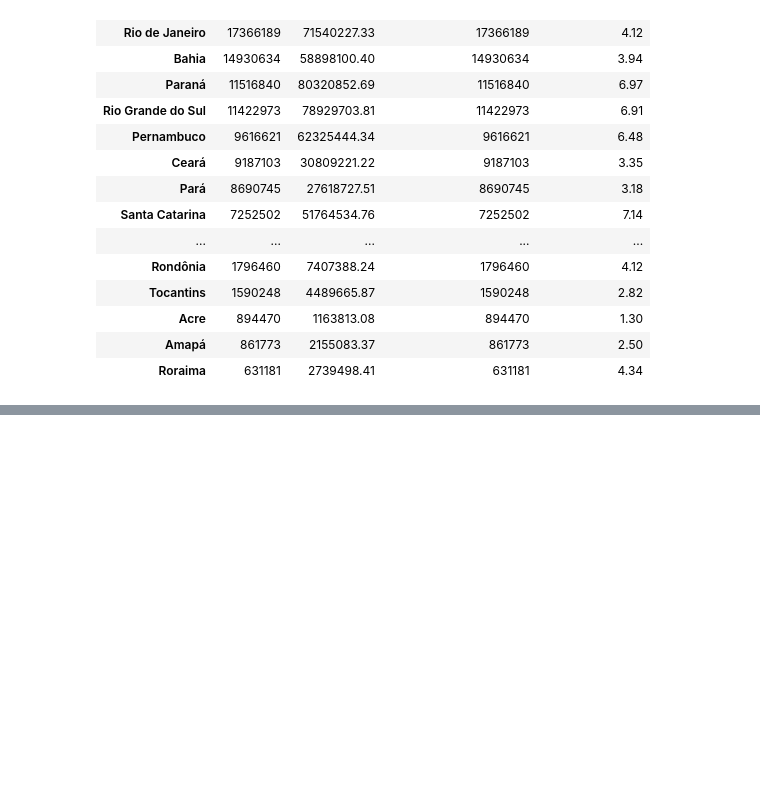
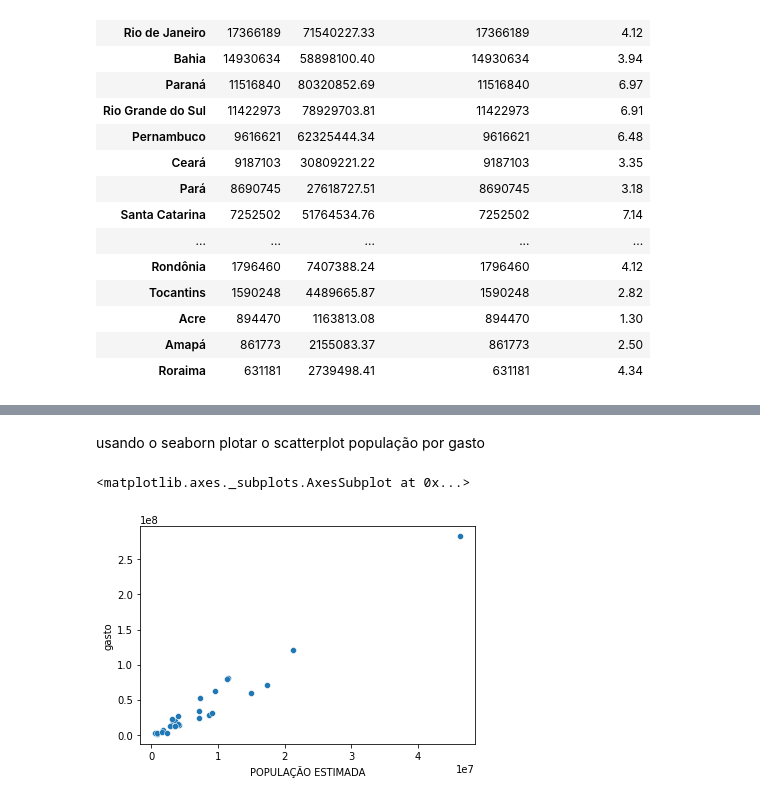
Before and after one commit to johnatanDM/bootcamp-datascience-alura, a Jupyter notebook: Módulo 2 - VISUALIZAÇÃO DE DADOS COM SEABORN E MATPLOTLIB/Bootcamp_Data_Science_Módulo_2.ipynb, the cells around one changed output, grey strips where cells are left out. Drawn from its saved outputs; the diff is of its cells as text; code cells hidden in the pictures; blank space fills up the shorter version.

```diff
--- a/Módulo 2 - VISUALIZAÇÃO DE DADOS COM SEABORN E MATPLOTLIB/Bootcamp_Data_Science_Módulo_2.ipynb
+++ b/Módulo 2 - VISUALIZAÇÃO DE DADOS COM SEABORN E MATPLOTLIB/Bootcamp_Data_Science_Módulo_2.ipynb
@@ -1190,0 +1201,9 @@ display(tf_unida)
+# %% [markdown]
+usando o seaborn plotar o scatterplot
+população por gasto
+# %%
+dados_mes_mais_recente['gasto'] = dados_mes_mais_recente['2020/Jul']
+sns.scatterplot(data=dados_mes_mais_recente, x='POPULAÇÃO ESTIMADA',y='gasto' )
+# %% [output]
+<matplotlib.axes._subplots.AxesSubplot at 0x...>
+[figure, added]
```
Also changed, not shown: parts of 16 cells of this notebook.
